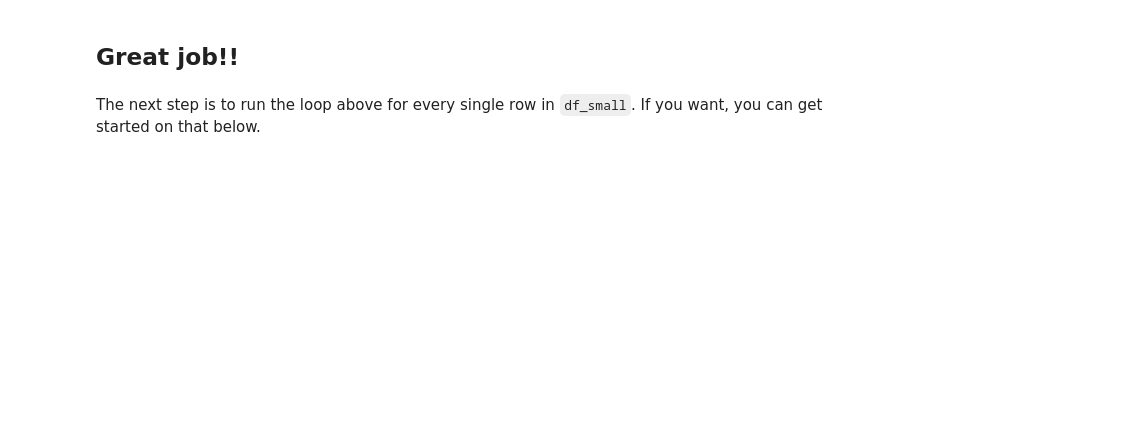
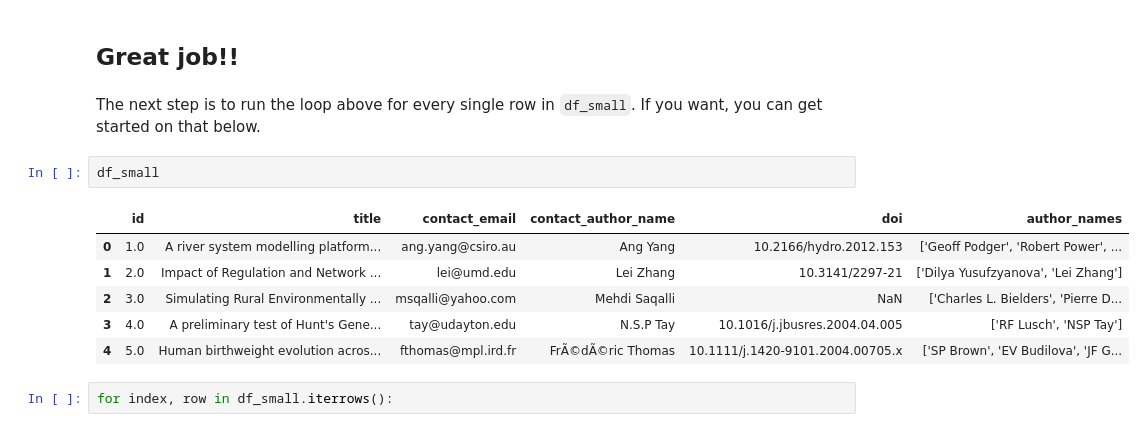
Before and after one commit to namitasshah/pre-processing-web-app, a Jupyter notebook: Iterations/iteration1.ipynb, the cells around one changed output. Drawn from its saved outputs; the diff is of its cells as text; blank space fills up the shorter version.

```diff
--- a/Iterations/iteration1.ipynb
+++ b/Iterations/iteration1.ipynb
@@ -264,3 +396,14 @@ for author_string in author_names_list:
 ## Great job!!
 # %% [markdown]
 The next step is to run the loop above for every single row in `df_small`. If you want, you can get started on that below.
+# %%
+df_small
+# %% [output]
+|  | id | title | contact_email | contact_author_name | doi | author_names |
+| 0 | 1.0 | A river system modelling platform... | ang.yang@csiro.au | Ang Yang | 10.2166/hydro.2012.153 | ['Geoff Podger', 'Robert Power', ... |
+| 1 | 2.0 | Impact of Regulation and Network ... | lei@umd.edu | Lei Zhang | 10.3141/2297-21 | ['Dilya Yusufzyanova', 'Lei Zhang'] |
+| 2 | 3.0 | Simulating Rural Environmentally ... | msqalli@yahoo.com | Mehdi Saqalli | NaN | ['Charles L. Bielders', 'Pierre D... |
+| 3 | 4.0 | A preliminary test of Hunt's Gene... | tay@udayton.edu | N.S.P Tay | 10.1016/j.jbusres.2004.04.005 | ['RF Lusch', 'NSP Tay'] |
+| 4 | 5.0 | Human birthweight evolution acros... | fthomas@mpl.ird.fr | FrÃ©dÃ©ric Thomas | 10.1111/j.1420-9101.2004.00705.x | ['SP Brown', 'EV Budilova', 'JF G... |
+# %%
+for index, row in df_small.iterrows():
```
Also changed, not shown: parts of 40 cells of this notebook.
